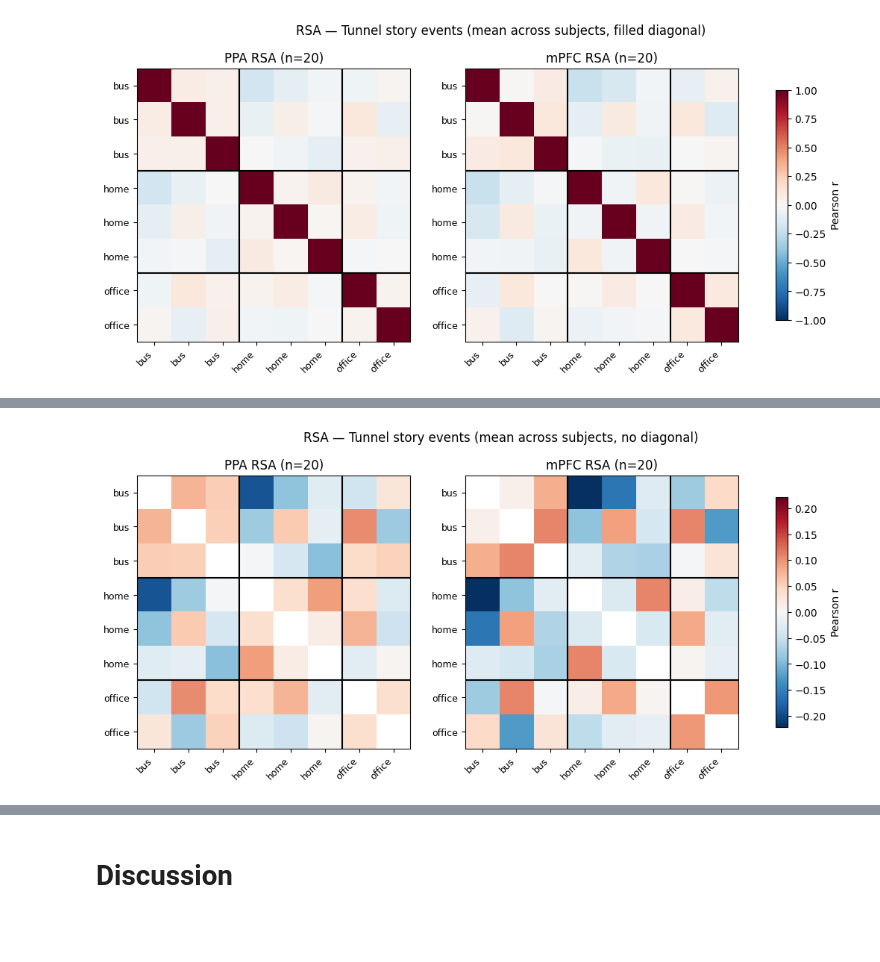
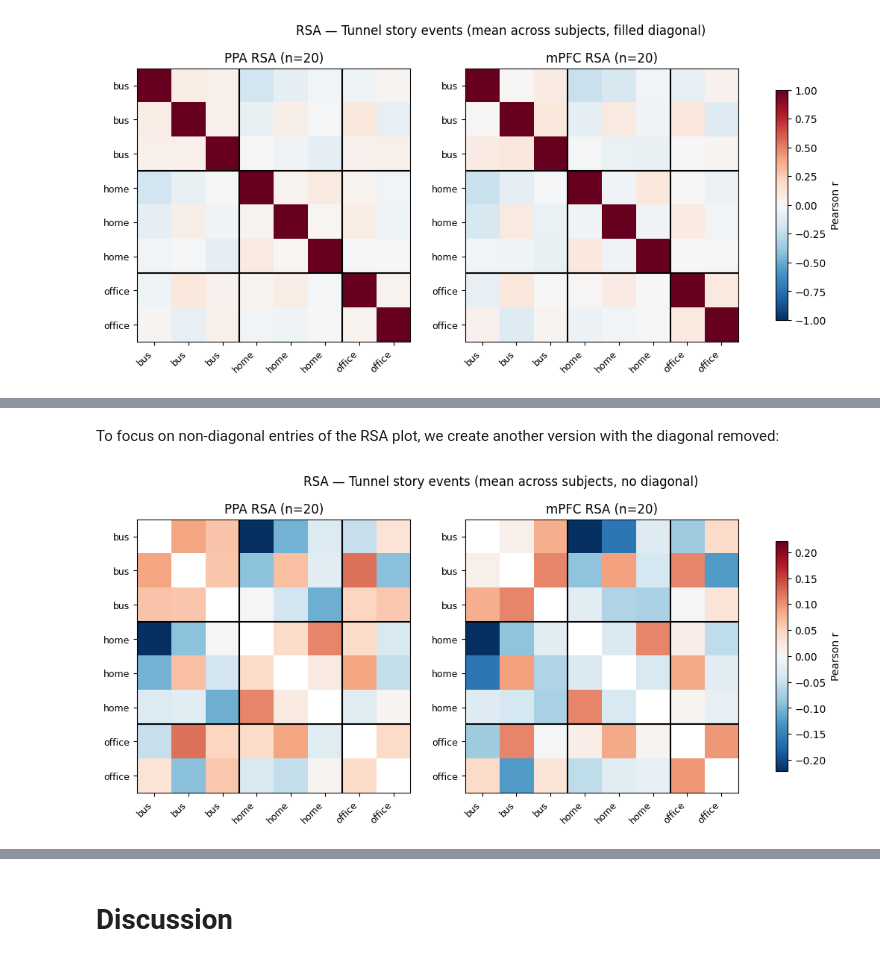
Before and after one commit to logflash/neu-scene-decoding, a Jupyter notebook: main.ipynb, the cells around one changed output, grey strips where cells are left out. Cells and saved outputs as stored; diff of their text form; code cells hidden in the pictures; blank space fills up the shorter version.

```diff
--- a/main.ipynb
+++ b/main.ipynb
@@ -373,7 +543,7 @@ for sub_i in tunnel_subjects_filtered:
         print(
             f"{sub_i}  dur={stimulus_duration:.1f}s"
             f"  whole-brain={roi_accs['Whole Brain']:.2f}"
-            f"  PHC={roi_accs['PHC']:.2f}  Rsp={roi_accs['Rsp']:.2f}"
+            f"  PPA={roi_accs['PPA']:.2f}  RSC={roi_accs['RSC']:.2f}"
             f"  OPA={roi_accs['OPA']:.2f}  mPFC={roi_accs['mPFC']:.2f}"
             f"  AG={roi_accs['AG']:.2f}  PMC={roi_accs['PMC']:.2f}"
             f"  A1={roi_accs['A1']:.2f}  V1={roi_accs['V1']:.2f}  S1={roi_accs['S1']:.2f}"
@@ -404,13 +656,5 @@ if narratives_utils._VERBOSE:
 # %%
-import numpy as np
-import matplotlib.pyplot as plt
-from nilearn import datasets, plotting, surface
-from nilearn.image import new_img_like
-from sklearn.svm import LinearSVC
-from sklearn.pipeline import Pipeline
-from sklearn.preprocessing import StandardScaler
-
-# ── Subject to plot ───────────────────────────────────────────────────────────
+# Subject to plot
 surf_sub = tunnel_subjects_filtered[0]
 data_sub = narratives_utils.load_bold_masked(surf_sub, "tunnel", mni_mask, standardize=True)
 
@@ -420,7 +664,7 @@ pipe   = Pipeline([
     ("svm",    LinearSVC(max_iter=10000))
 ])
 
-# ── Per-parcel LOO-CV ─────────────────────────────────────────────────────────
+# Per-parcel LOO-CV
 parcel_acc = {}
 for parcel_idx in range(1, len(schaefer_labels) + 1):
     parcel_mask = (schaefer_data == parcel_idx) & mask_data
@@ -449,7 +693,7 @@ result_img = new_img_like(schaefer_img, result_vol)
 
 # ── Surface plot ──────────────────────────────────────────────────────────────
 fsaverage = datasets.fetch_surf_fsaverage('fsaverage5')
-fig = plt.figure(figsize=(4, 4))
+fig = plt.figure(figsize=(3, 3))
 fig.suptitle(
     f'Per-parcel LOO-CV place decoding\n{surf_sub} (chance={chance:.2f})',
     fontsize=12
@@ -783,48 +1047,17 @@ plt.show()
+# %% [markdown]
+To focus on non-diagonal entries of the RSA plot, we create another version with the diagonal removed:
 # %%
-def _plot_rsa_2(ax, matrix, title):
-    """Plot RSA matrix for a given region, excluding the diagonal.
-
-    Parameters:
-    ----------
-    ax: matplotlib axes
-        Axes object for plotting.
-    matrix: numpy array
-        RSA matrix to plot.
-    title: str
-        Title for the plot.
-
-    Return:
-    ------
-    img: matplotlib image
-        The image object created by imshow, for use in colorbar.
-    """
-    mat_sorted = matrix[np.ix_(sort_order, sort_order)].copy()
-    np.fill_diagonal(mat_sorted, np.nan)
-    img = ax.imshow(mat_sorted, cmap='RdBu_r', vmin=-vmax, vmax=vmax)
-    cumul = 0
-    for c in counts[:-1]:
-        cumul += c
-        ax.axhline(cumul - 0.5, color='k', linewidth=1.5)
-        ax.axvline(cumul - 0.5, color='k', linewidth=1.5)
-    ax.set_xticks(range(len(sorted_labels)))
-    ax.set_yticks(range(len(sorted_labels)))
-    ax.set_xticklabels(sorted_labels, rotation=45, ha='right', fontsize=9)
-    ax.set_yticklabels(sorted_labels, fontsize=9)
-    ax.set_title(title)
-
-    return img
-
 fig, axes = plt.subplots(1, 2, figsize=(13, 5))
 
-_plot_rsa_2(axes[0], mean_ppa,  f'PPA RSA (n={len(rsa_ppa_list)})')
-img = _plot_rsa_2(axes[1], mean_mpfc, f'mPFC RSA (n={len(rsa_mpfc_list)})')
+plot_rsa(axes[0], mean_ppa,  f'PPA RSA (n={len(rsa_ppa_list)})', exclude_diagonal=True)
+img = plot_rsa(axes[1], mean_mpfc, f'mPFC RSA (n={len(rsa_mpfc_list)})', exclude_diagonal=True)
 fig.colorbar(
     img,
     ax=axes,
     label='Pearson r',
     shrink=0.8
 )
 plt.suptitle('RSA — Tunnel story events (mean across subjects, no diagonal)', fontsize=12)
 plt.show()
 # %% [output]
-[figure, old version]
+[figure, new version]
```
Also changed, not shown: parts of 47 cells of this notebook, 1 other file.
